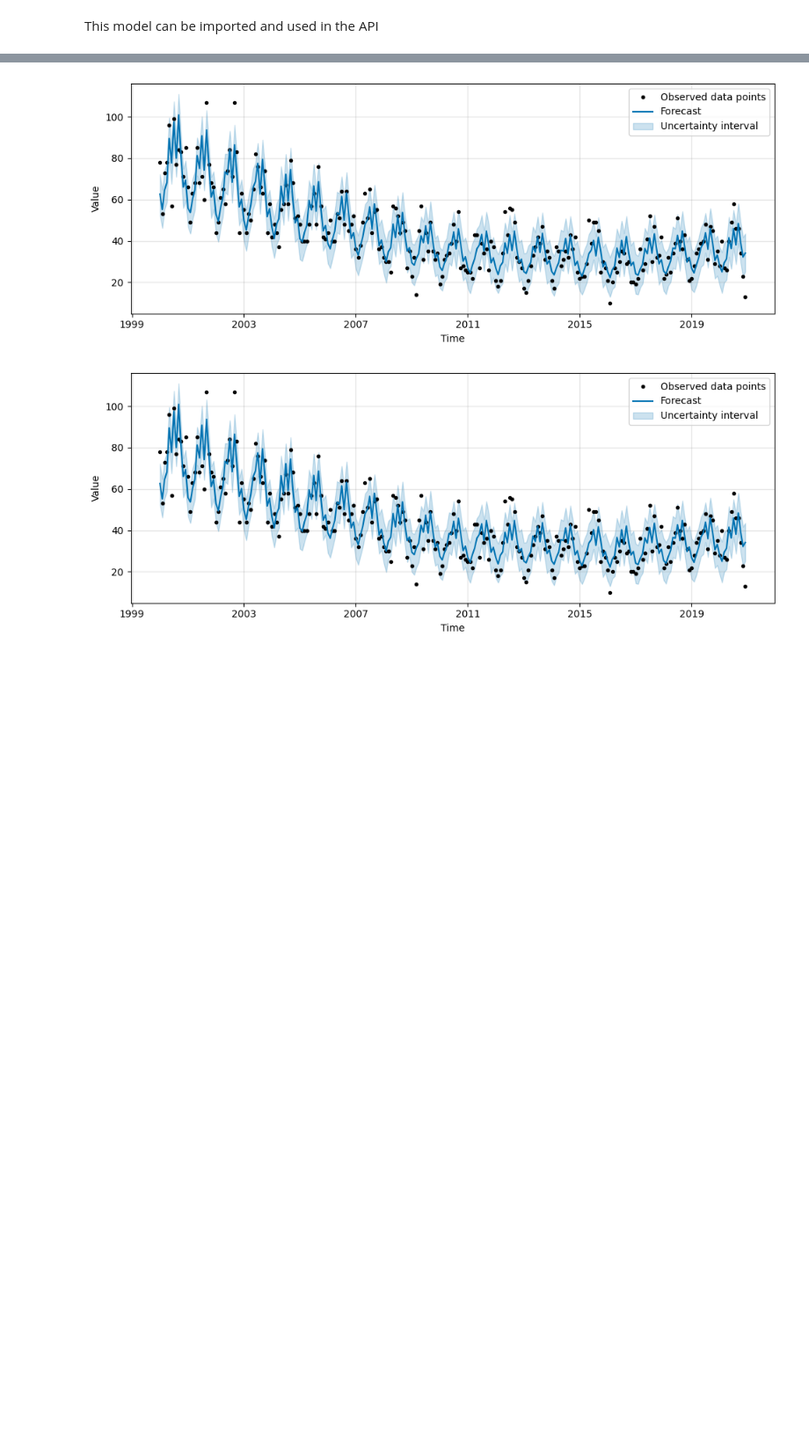
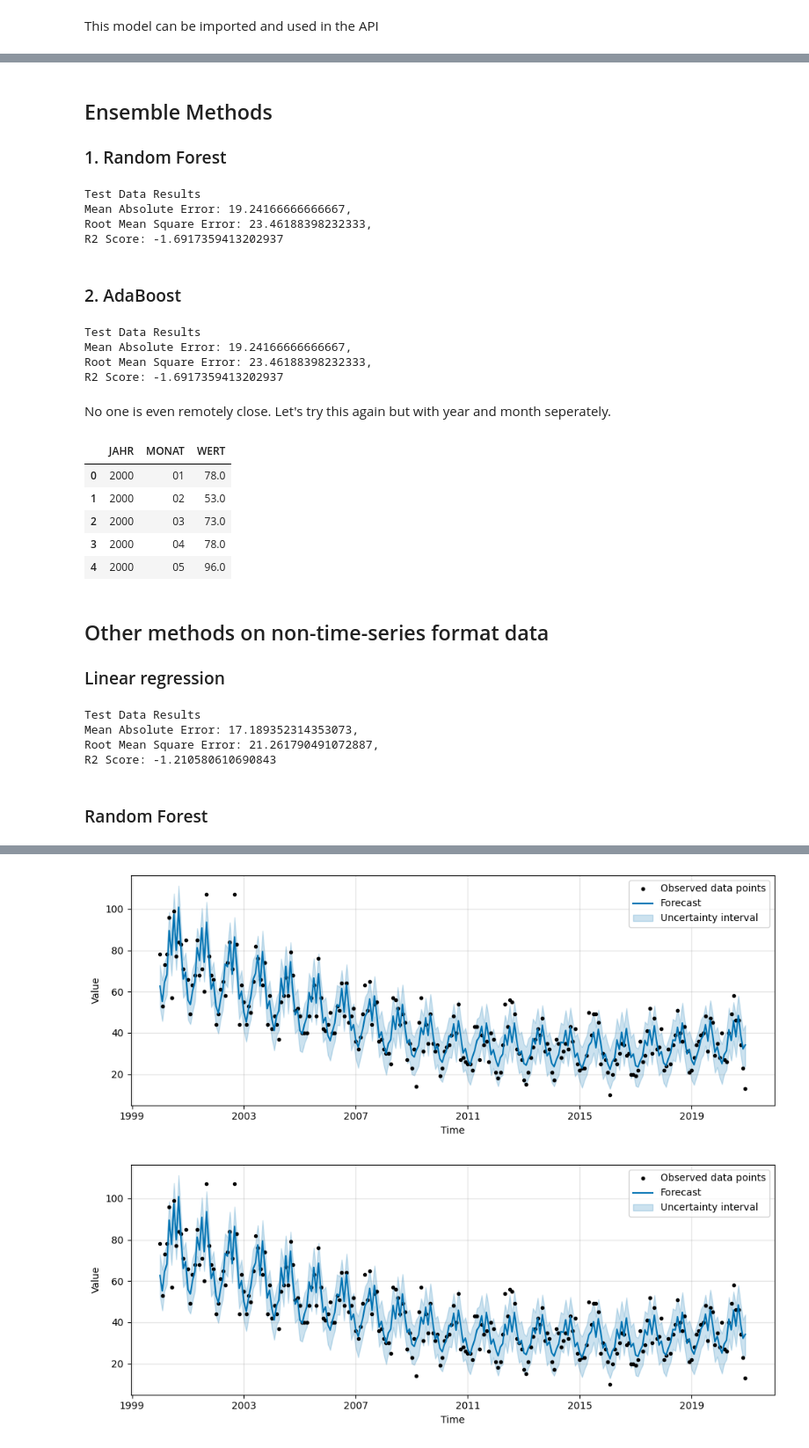
Before and after one commit to hauntedcupoftea/DPS-AI-Challenge, a Jupyter notebook: experimentation/model_training.ipynb, the cells around one changed output, grey strips where cells are left out. Shown at 88% size. Cells and saved outputs as stored; diff of their text form; code cells hidden in the pictures; blank space fills up the shorter version.

```diff
--- a/experimentation/model_training.ipynb
+++ b/experimentation/model_training.ipynb
@@ -157,0 +184,80 @@ This model can be imported and used in the API
+# %% [markdown]
+## Ensemble Methods
+
+### 1. Random Forest
+# %%
+rf_model = RandomForestRegressor().fit(train_data.iloc[:, 0:1].astype('int'), train_data.iloc[:, 1].to_numpy())
+rf_y_hat = rf_model.predict(test_data.iloc[:,0:1].astype('int'))
+y = test_data['y']
+print(f"""
+Test Data Results
+Mean Absolute Error: {mean_absolute_error(y, rf_y_hat)},
+Root Mean Square Error: {root_mean_squared_error(y, rf_y_hat)},
+R2 Score: {r2_score(y, rf_y_hat)}
+""")
+# %% [output]
+Test Data Results
+Mean Absolute Error: 19.24166666666667,
+Root Mean Square Error: 23.46188398232333,
+R2 Score: -1.6917359413202937
+# %% [markdown]
+### 2. AdaBoost
+# %%
+ab_model = AdaBoostRegressor().fit(train_data.iloc[:, 0:1].astype('int'), train_data.iloc[:, 1].to_numpy())
+ab_y_hat = rf_model.predict(test_data.iloc[:,0:1].astype('int'))
+y = test_data['y']
+print(f"""
+Test Data Results
+Mean Absolute Error: {mean_absolute_error(y, ab_y_hat)},
+Root Mean Square Error: {root_mean_squared_error(y, ab_y_hat)},
+R2 Score: {r2_score(y, ab_y_hat)}
+""")
+# %% [output]
+Test Data Results
+Mean Absolute Error: 19.24166666666667,
+Root Mean Square Error: 23.46188398232333,
+R2 Score: -1.6917359413202937
+# %% [markdown]
+No one is even remotely close. Let's try this again but with year and month seperately.
+# %%
+# a new year and month preprocesor.
+def year_month_preprocessor(df: pd.DataFrame) -> tuple[pd.DataFrame, pd.DataFrame]:
+    df = df.iloc[:, :5] # remove unneeded columns
+    df = df[(df['AUSPRAEGUNG'] == 'insgesamt') & (df['MONATSZAHL'] == 'Alkoholunfälle')] # filter data to challenge constraints
+    df['MONAT'] = df['MONAT'].apply(convert_Monat_to_Months) # filter months to create year-month pairs
+    df.dropna(inplace=True, axis=0)
+    df.sort_values(['JAHR', 'MONAT'], inplace=True)
+    train = df[df['JAHR'] <= 2020].reset_index(drop=True)[['JAHR', 'MONAT', 'WERT']]
+    test = df[df['JAHR'] > 2020].reset_index(drop=True)[['JAHR', 'MONAT', 'WERT']]
+    return (train, test)
+
+ym_train_data, ym_test_data = year_month_preprocessor(data)
+ym_train_data.head()
+# %% [output]
+|  | JAHR | MONAT | WERT |
+| 0 | 2000 | 01 | 78.0 |
+| 1 | 2000 | 02 | 53.0 |
+| 2 | 2000 | 03 | 73.0 |
+| 3 | 2000 | 04 | 78.0 |
+| 4 | 2000 | 05 | 96.0 |
+# %% [markdown]
+## Other methods on non-time-series format data
+
+### Linear regression
+# %%
+ym_lr_model = LinearRegression().fit(ym_train_data.iloc[:, 0:2].astype('int'), ym_train_data.iloc[:, 2].to_numpy())
+ym_lr_y_hat = ym_lr_model.predict(ym_test_data.iloc[:,0:2].astype('int'))
+ym_y = ym_test_data['WERT']
+print(f"""
+Test Data Results
+Mean Absolute Error: {mean_absolute_error(ym_y, ym_lr_y_hat)},
+Root Mean Square Error: {root_mean_squared_error(ym_y, ym_lr_y_hat)},
+R2 Score: {r2_score(ym_y, ym_lr_y_hat)}
+""")
+# %% [output]
+Test Data Results
+Mean Absolute Error: 17.189352314353073,
+Root Mean Square Error: 21.261790491072887,
+R2 Score: -1.210580610690843
+# %% [markdown]
+### Random Forest
```
Also changed, not shown: parts of 19 cells of this notebook, 6 other files.
